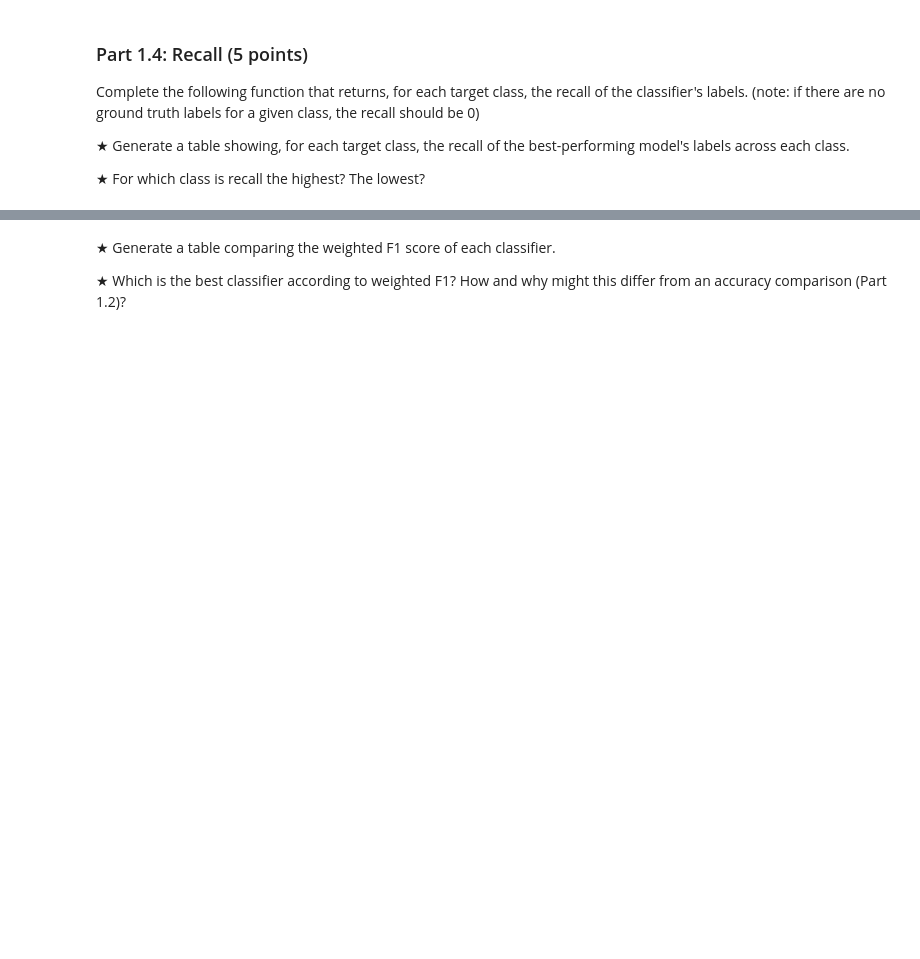
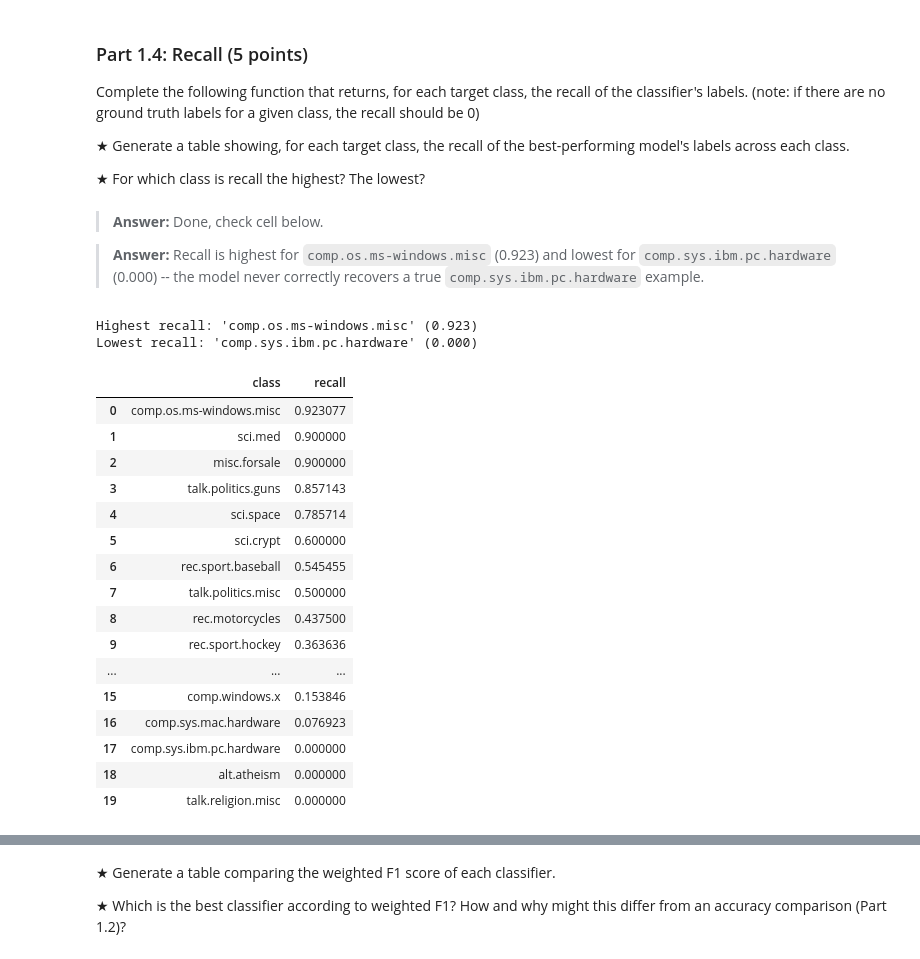
Before and after one commit to timlin901222/2048game, a Jupyter notebook: HW1.ipynb, the cells around one changed output, grey strips where cells are left out. Saved outputs shown, nothing was run; the diff lists cells and outputs as text; code cells hidden in the pictures; blank space fills up the shorter version.

```diff
--- a/HW1.ipynb
+++ b/HW1.ipynb
@@ -314,0 +355,9 @@ for model in models:
+# %%
+#Check most confused pair per model
+for model in models:
+    cm = confusion_matrices[model]
+    count, true, pred = max(
+        ((cm[t][p], t, p) for t in cm for p in cm[t] if t != p),
+        key=lambda triple: triple[0]
+    )
+    print(f"{model}: true={true!r} misclassified as {pred!r} — {count} times")
@@ -323,3 +387,17 @@ for model in models:
 # %%
-# TODO: Use this scratch space to find documents
-# that are examples of common misclassifications
+most_confused = {
+    "llama3.2:1b": ("comp.windows.x", "talk.politics.misc"),
+    "llama3.2": ("rec.motorcycles", "talk.religion.misc"),
+    "gemma3:1b": ("comp.sys.mac.hardware", "rec.autos"),
+    "gemma3:4b": ("comp.sys.mac.hardware", "comp.os.ms-windows.misc"),
+}
+
+for model, (true_label, pred_label) in most_confused.items():
+    mask = (classification_data["newsgroup"] == true_label) & (
+        classification_data[f"predictions_{model}"].apply(normalize_prediction) == pred_label
+    )
+    examples = classification_data[mask]
+    print(f"\n===== {model}: true={true_label!r} predicted={pred_label!r} ({len(examples)} examples) =====")
+    for text in examples["text"].head(2):
+        print("---")
+        print(text[:300])
@@ -381,6 +549,10 @@ Complete the following function that returns, for each target class, the recall
 ★ Generate a table showing, for each target class, the recall of the best-performing model's labels across each class.
 
 ★ For which class is recall the highest? The lowest?
+# %% [markdown]
+> **Answer:** Done, check cell below.
+
+> **Answer:** Recall is highest for `comp.os.ms-windows.misc` (0.923) and lowest for `comp.sys.ibm.pc.hardware` (0.000) -- the model never correctly recovers a true `comp.sys.ibm.pc.hardware` example.
 # %%
 def part1_4_rec(x: DataFrame, y: str) -> dict[str, float]:
     # TODO: Implement this function
@@ -396,6 +568,39 @@ else:
 save_results(best_model_rec, "results/best_model_rec.json")
 
 # TODO: Scratch space for analyzing the recall.
+# %%
+best_class = max(best_model_rec, key=best_model_rec.get)
+worst_class = min(best_model_rec, key=best_model_rec.get)
+print(f"Highest recall: {best_class!r} ({best_model_rec[best_class]:.3f})")
+print(f"Lowest recall: {worst_class!r} ({best_model_rec[worst_class]:.3f})")
+# %% [output]
+Highest recall: 'comp.os.ms-windows.misc' (0.923)
+Lowest recall: 'comp.sys.ibm.pc.hardware' (0.000)
+# %%
+rec_table = (
+    pd.DataFrame(best_model_rec.items(), columns=["class", "recall"])
+    .sort_values("recall", ascending=False)
+    .reset_index(drop=True)
+)
+rec_table
+# %% [output]
+|  | class | recall |
+| 0 | comp.os.ms-windows.misc | 0.923077 |
+| 1 | sci.med | 0.900000 |
+| 2 | misc.forsale | 0.900000 |
+| 3 | talk.politics.guns | 0.857143 |
+| 4 | sci.space | 0.785714 |
+| 5 | sci.crypt | 0.600000 |
+| 6 | rec.sport.baseball | 0.545455 |
+| 7 | talk.politics.misc | 0.500000 |
+| 8 | rec.motorcycles | 0.437500 |
+| 9 | rec.sport.hockey | 0.363636 |
+| ... | ... | ... |
+| 15 | comp.windows.x | 0.153846 |
+| 16 | comp.sys.mac.hardware | 0.076923 |
+| 17 | comp.sys.ibm.pc.hardware | 0.000000 |
+| 18 | alt.atheism | 0.000000 |
+| 19 | talk.religion.misc | 0.000000 |
 # %% [markdown]
 ### Part 1.5: F1 (5 points)
 
```
Also changed, not shown: parts of 22 cells of this notebook.
